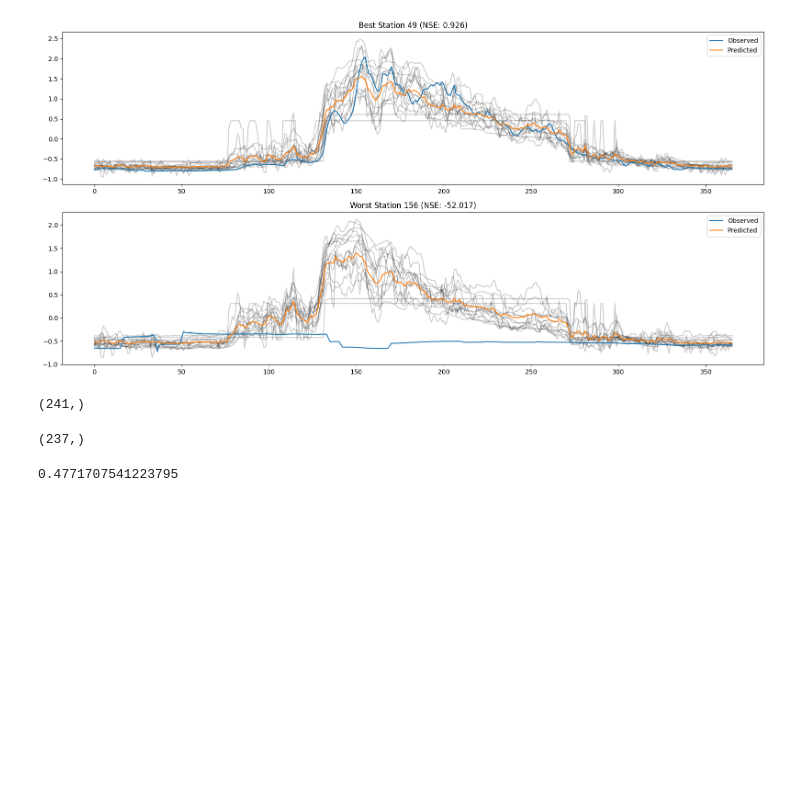
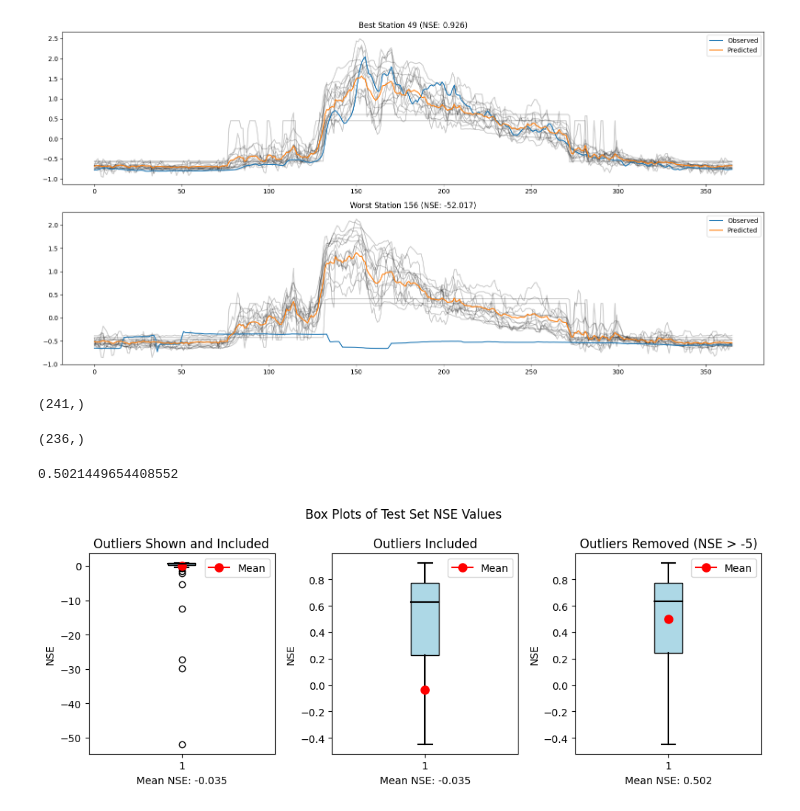
Before and after one commit to TWilson05/EOSC-410-Final-Project, a Jupyter notebook: CNN-LSTM.ipynb, the cells around one changed output. Saved outputs shown, nothing was run; the diff lists cells and outputs as text; code cells hidden in the pictures; blank space fills up the shorter version.

```diff
--- a/CNN-LSTM.ipynb
+++ b/CNN-LSTM.ipynb
@@ -547,13 +548,54 @@ mean_ensemble_nse_test.shape
 # %% [output]
 (241,)
 # %%
-mean_ensemble_nse_test_no_outliers = mean_ensemble_nse_test[mean_ensemble_nse_test > -10]
+mean_ensemble_nse_test_no_outliers = mean_ensemble_nse_test[mean_ensemble_nse_test > -5]
 mean_ensemble_nse_test_no_outliers.shape
 # %% [output]
-(237,)
+(236,)
 # %%
 np.mean(mean_ensemble_nse_test_no_outliers)
 # %% [output]
-0.4771707541223795
+0.5021449654408552
+# %%
+fig, axs = plt.subplots(1, 3, figsize=(10, 4))
+
+# Plot with outliers removed but without fliers
+axs[0].boxplot(mean_ensemble_nse_test, showfliers=True, patch_artist=True,
+               boxprops=dict(facecolor='lightblue'), whiskerprops=dict(color='black', linewidth=1.5),
+               capprops=dict(color='black', linewidth=1.5), medianprops=dict(color='black', linewidth=1.5))
+mean_value = np.mean(mean_ensemble_nse_test)
+axs[0].plot(1, mean_value, marker='o', color='red', label="Mean", markersize=8)  # Overlay the mean
+axs[0].set_title("Outliers Shown and Included")
+axs[0].set_xlabel("Mean NSE: {:.3f}".format(mean_value))
+axs[0].set_ylabel("NSE")
+axs[0].legend()
+
+# Plot with outliers removed but without fliers
+axs[1].boxplot(mean_ensemble_nse_test, showfliers=False, patch_artist=True,
+               boxprops=dict(facecolor='lightblue'), whiskerprops=dict(color='black', linewidth=1.5),
+               capprops=dict(color='black', linewidth=1.5), medianprops=dict(color='black', linewidth=1.5))
+mean_value = np.mean(mean_ensemble_nse_test)
+axs[1].plot(1, mean_value, marker='o', color='red', label="Mean", markersize=8)  # Overlay the mean
+axs[1].set_title("Outliers Included")
+axs[1].set_xlabel("Mean NSE: {:.3f}".format(mean_value))
+axs[1].set_ylabel("NSE")
+axs[1].legend()
+
+# Plot with outliers removed
+axs[2].boxplot(mean_ensemble_nse_test_no_outliers, showfliers=False, patch_artist=True,
+               boxprops=dict(facecolor='lightblue'), whiskerprops=dict(color='black', linewidth=1.5),
+               capprops=dict(color='black', linewidth=1.5), medianprops=dict(color='black', linewidth=1.5))
+mean_value_no_outliers = np.mean(mean_ensemble_nse_test_no_outliers)
+axs[2].plot(1, mean_value_no_outliers, marker='o', color='red', label="Mean", markersize=8)  # Overlay the mean
+axs[2].set_title("Outliers Removed (NSE > -5)")
+axs[2].set_xlabel("Mean NSE: {:.3f}".format(mean_value_no_outliers))
+axs[2].set_ylabel("NSE")
+axs[2].legend()
+
+plt.suptitle("Box Plots of Test Set NSE Values")
+plt.tight_layout()
+plt.show()
+# %% [output]
+[figure, added]
 # %%
 # load the map of bc
```
Also changed, not shown: parts of 17 cells of this notebook.
